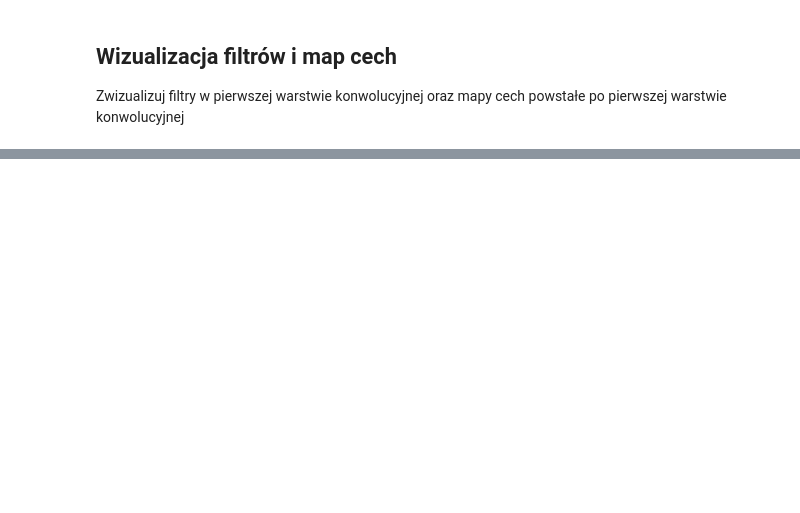
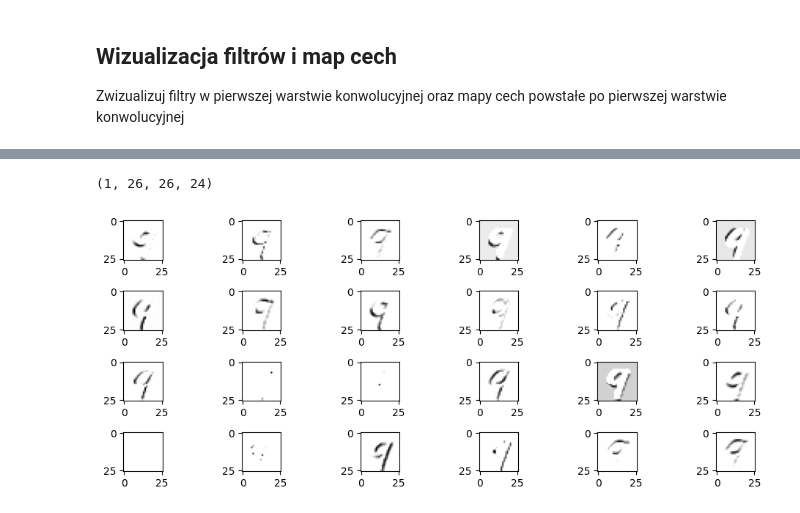
Before and after one commit to Qertal/studia, a Jupyter notebook: SIECINEURONOWE20252026/20260311/SNiUG_MS_Lab_4.ipynb, the cells around one changed output, grey strips where cells are left out. Cells and saved outputs as stored; diff of their text form; code cells hidden in the pictures; blank space fills up the shorter version.

```diff
--- a/SIECINEURONOWE20252026/20260311/SNiUG_MS_Lab_4.ipynb
+++ b/SIECINEURONOWE20252026/20260311/SNiUG_MS_Lab_4.ipynb
@@ -233,0 +524,6 @@ Zwizualizuj filtry w pierwszej warstwie konwolucyjnej oraz mapy cech powstałe p
+# %%
+mcl = Model(inputs=fmodel.input, outputs=fmodel.layers[1].output)
+# %%
+img = test_images[12:13]
+# %%
+fm = mcl.predict(img)
@@ -233,0 +532,17 @@ Zwizualizuj filtry w pierwszej warstwie konwolucyjnej oraz mapy cech powstałe p
+# %%
+fm.shape
+# %% [output]
+(1, 26, 26, 24)
+# %%
+# show first 24 filters from wc1 in a 4x6 grid
+fig, ax = plt.subplots(4, 6, figsize=(10, 4))
+ax = ax.flatten()
+
+for i in range(24):
+    ax[i].imshow(fm[0, :, :, i], cmap=plt.cm.binary)
+    # ax[i].axis('off')
+
+plt.tight_layout()
+plt.show()
+# %% [output]
+[figure, added]
```
Also changed, not shown: parts of 36 cells of this notebook, 2 other files.
